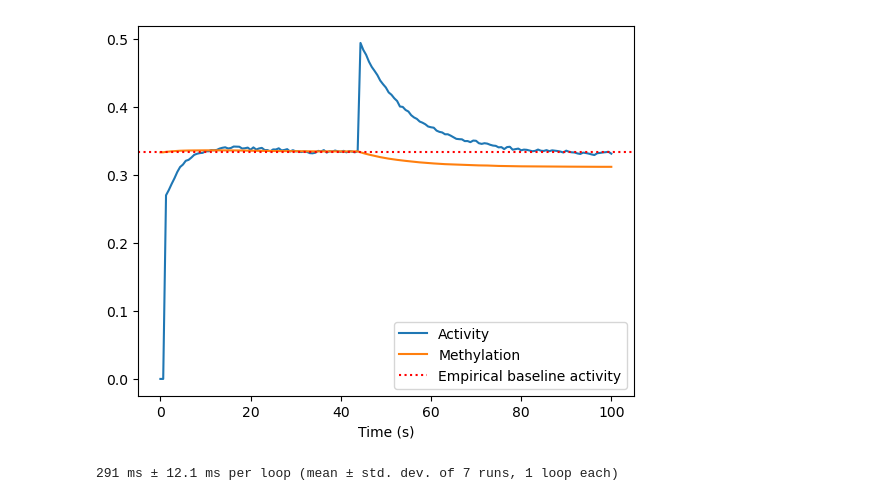
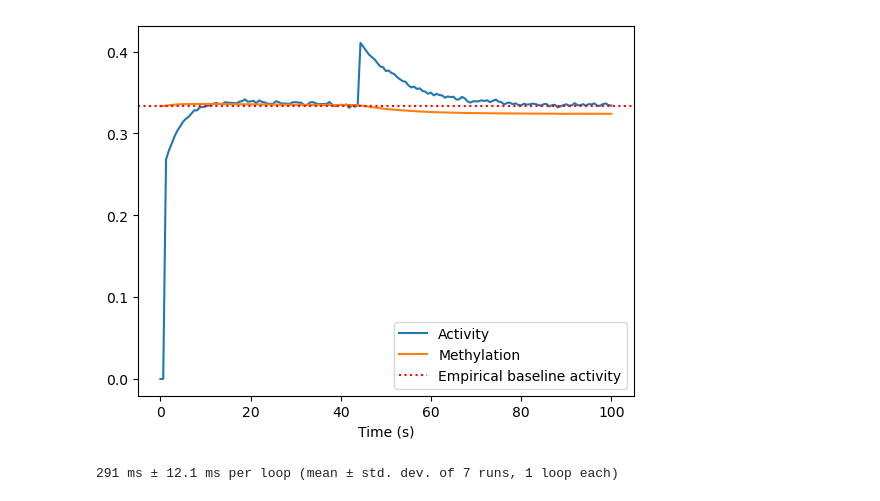
Before and after one commit to Biochemical-Networks/Chemotactic-Receptor-Array-MWC-Ising, a Jupyter notebook: dynamic_mwc_noligand.ipynb, the cells around one changed output. Drawn from its saved outputs; the diff is of its cells as text; code cells hidden in the pictures.

```diff
--- a/dynamic_mwc_noligand.ipynb
+++ b/dynamic_mwc_noligand.ipynb
@@ -130,23 +130,23 @@ def gillespie_nolig(a0,m0,tf,n_steps,n_sims,step_change,cnew,
 # %%
 # check that the algorithm works
 a0 = 0.
 m0 = 8.
 tf = 100
 n_steps = 160
 n_sims = 10**5
 step_change = 70
-cnew = 80
+cnew = 90
 
 results, time = gillespie_nolig(a0,m0,tf,n_steps,n_sims,step_change,cnew,methylation=True)
 
 plt.plot(time,results[:,0],label='Activity')
 plt.plot(time,results[:,1],label='Methylation')
 plt.axhline(y=1/3,xmin=0,xmax=1,linestyle=':',color='r',label='Empirical baseline activity')
 plt.xlabel('Time (s)')
 plt.legend()
 plt.show()
 # %% [output]
-[figure, old version]
+[figure, new version]
 # %%
 # check how fast the algorithm is
 a0 = 0.
```
Also changed, not shown: parts of 19 cells of this notebook.
